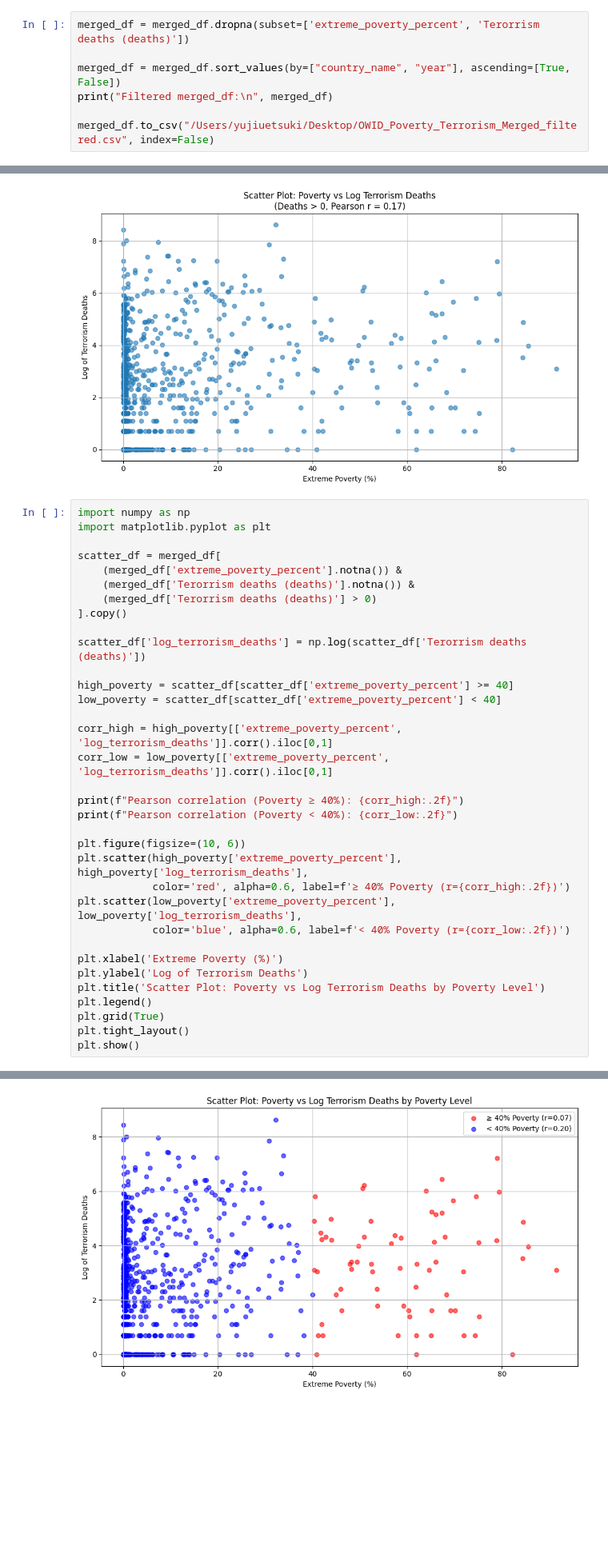
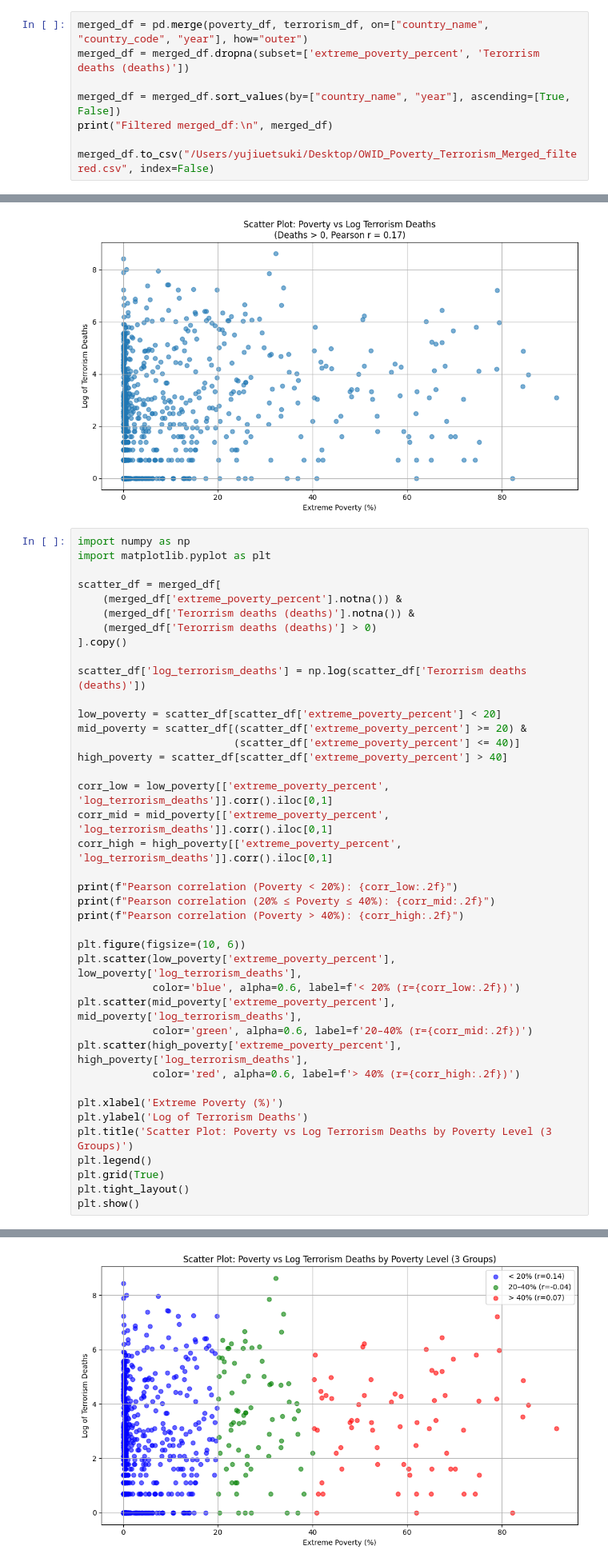
Before and after one commit to Data-Science-Public-Policy/graspp_2025_spring, a Jupyter notebook: notebooks/assignment_individual/HW1/HW1_UetsukiYuji.ipynb, the cells around one changed output, grey strips where cells are left out. Shown at 80% size. Cells and saved outputs as stored; diff of their text form; blank space fills up the shorter version.

```diff
--- a/notebooks/assignment_individual/HW1/HW1_UetsukiYuji.ipynb
+++ b/notebooks/assignment_individual/HW1/HW1_UetsukiYuji.ipynb
@@ -68,6 +70,7 @@ terrorism_df = terrorism_df.rename(columns={
 # %% [markdown]
 ## 1.3 Merge Data
 # %%
+merged_df = pd.merge(poverty_df, terrorism_df, on=["country_name", "country_code", "year"], how="outer")
 merged_df = merged_df.dropna(subset=['extreme_poverty_percent', 'Terorrism deaths (deaths)'])
 
 merged_df = merged_df.sort_values(by=["country_name", "year"], ascending=[True, False])
@@ -165,24 +168,30 @@ scatter_df = merged_df[
 
 scatter_df['log_terrorism_deaths'] = np.log(scatter_df['Terorrism deaths (deaths)'])
 
-high_poverty = scatter_df[scatter_df['extreme_poverty_percent'] >= 40]
-low_poverty = scatter_df[scatter_df['extreme_poverty_percent'] < 40]
+low_poverty = scatter_df[scatter_df['extreme_poverty_percent'] < 20]
+mid_poverty = scatter_df[(scatter_df['extreme_poverty_percent'] >= 20) &
+                         (scatter_df['extreme_poverty_percent'] <= 40)]
+high_poverty = scatter_df[scatter_df['extreme_poverty_percent'] > 40]
 
+corr_low = low_poverty[['extreme_poverty_percent', 'log_terrorism_deaths']].corr().iloc[0,1]
+corr_mid = mid_poverty[['extreme_poverty_percent', 'log_terrorism_deaths']].corr().iloc[0,1]
 corr_high = high_poverty[['extreme_poverty_percent', 'log_terrorism_deaths']].corr().iloc[0,1]
-corr_low = low_poverty[['extreme_poverty_percent', 'log_terrorism_deaths']].corr().iloc[0,1]
 
-print(f"Pearson correlation (Poverty ≥ 40%): {corr_high:.2f}")
-print(f"Pearson correlation (Poverty < 40%): {corr_low:.2f}")
+print(f"Pearson correlation (Poverty < 20%): {corr_low:.2f}")
+print(f"Pearson correlation (20% ≤ Poverty ≤ 40%): {corr_mid:.2f}")
+print(f"Pearson correlation (Poverty > 40%): {corr_high:.2f}")
 
 plt.figure(figsize=(10, 6))
+plt.scatter(low_poverty['extreme_poverty_percent'], low_poverty['log_terrorism_deaths'],
+            color='blue', alpha=0.6, label=f'< 20% (r={corr_low:.2f})')
+plt.scatter(mid_poverty['extreme_poverty_percent'], mid_poverty['log_terrorism_deaths'],
+            color='green', alpha=0.6, label=f'20–40% (r={corr_mid:.2f})')
 plt.scatter(high_poverty['extreme_poverty_percent'], high_poverty['log_terrorism_deaths'],
-            color='red', alpha=0.6, label=f'≥ 40% Poverty (r={corr_high:.2f})')
-plt.scatter(low_poverty['extreme_poverty_percent'], low_poverty['log_terrorism_deaths'],
-            color='blue', alpha=0.6, label=f'< 40% Poverty (r={corr_low:.2f})')
+            color='red', alpha=0.6, label=f'> 40% (r={corr_high:.2f})')
 
 plt.xlabel('Extreme Poverty (%)')
 plt.ylabel('Log of Terrorism Deaths')
-plt.title('Scatter Plot: Poverty vs Log Terrorism Deaths by Poverty Level')
+plt.title('Scatter Plot: Poverty vs Log Terrorism Deaths by Poverty Level (3 Groups)')
 plt.legend()
 plt.grid(True)
 plt.tight_layout()
@@ -193 +203 @@ Pearson correlation (Poverty < 40%): 0.20
-[figure, old version]
+[figure, new version]
```
Also changed, not shown: parts of 3 cells of this notebook.
